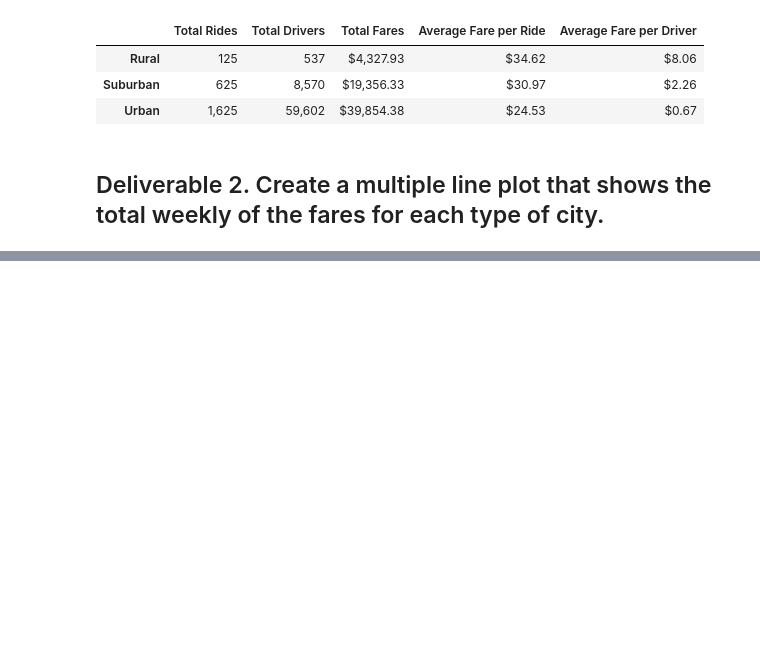
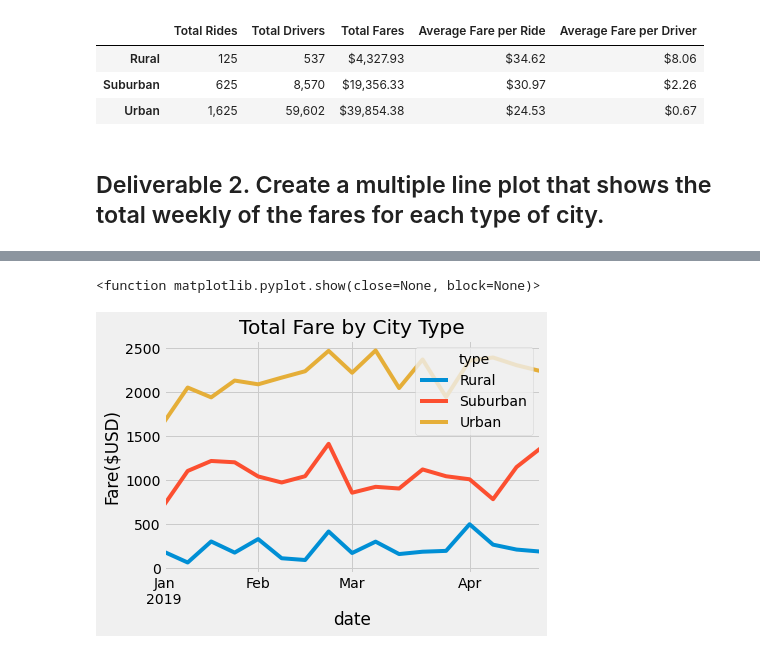
Before and after one commit to jhernandez1270/PyBer_Analysis, a Jupyter notebook: PyBer_Challenge.ipynb, the cells around one changed output, grey strips where cells are left out. Drawn from its saved outputs; the diff is of its cells as text; code cells hidden in the pictures; blank space fills up the shorter version.

```diff
--- a/PyBer_Challenge.ipynb
+++ b/PyBer_Challenge.ipynb
@@ -131,3 +176,5 @@ pyber_summary_df
 # %%
 # 4. Create a pivot table with the 'date' as the index, the columns ='type', and values='fare'
 # to get the total fares for each type of city by the date.
+total_fare_per_date = total_fare_per_date.pivot(index='date',columns='type',values='fare')
+total_fare_per_date
@@ -134,2 +196,4 @@ pyber_summary_df
 # %%
 # 5. Create a new DataFrame from the pivot table DataFrame using loc on the given dates, '2019-01-01':'2019-04-29'.
+total_fare_from_jan_thru_june_df = total_fare_per_date.loc['2019-01-01':'2019-04-29']
+total_fare_from_jan_thru_june_df
@@ -136,3 +215,5 @@ pyber_summary_df
 # %%
 # 6. Set the "date" index to datetime datatype. This is necessary to use the resample() method in Step 8.
 # df.index = pd.to_datetime(df.index)
+total_fare_from_jan_thru_june_df.index = pd.to_datetime(total_fare_from_jan_thru_june_df.index)
+total_fare_from_jan_thru_june_df
@@ -141,2 +249,4 @@ pyber_summary_df
 # %%
 # 8. Create a new DataFrame using the "resample()" function by week 'W' and get the sum of the fares for each week.
+total_fare_each_week_df = total_fare_from_jan_thru_june_df.resample("W").sum()
+total_fare_each_week_df
@@ -143,7 +273,19 @@ pyber_summary_df
 # %%
 # 8. Using the object-oriented interface method, plot the resample DataFrame using the df.plot() function.
 
 # Import the style from Matplotlib.
 from matplotlib import style
 # Use the graph style fivethirtyeight.
 style.use('fivethirtyeight')
+
+ax = total_fare_each_week_df.plot()
+# Annotate y-axis label
+ax.set_ylabel('Fare($USD)')
+# Annotate title
+ax.set_title('Total Fare by City Type')
+# Save figure in analysis folder
+plt.savefig("analysis/Pyber_fare_summary.png")
+plt.show
+# %% [output]
+<function matplotlib.pyplot.show(close=None, block=None)>
+[figure, added]
```
Also changed, not shown: parts of 8 cells of this notebook, 1 other file.
